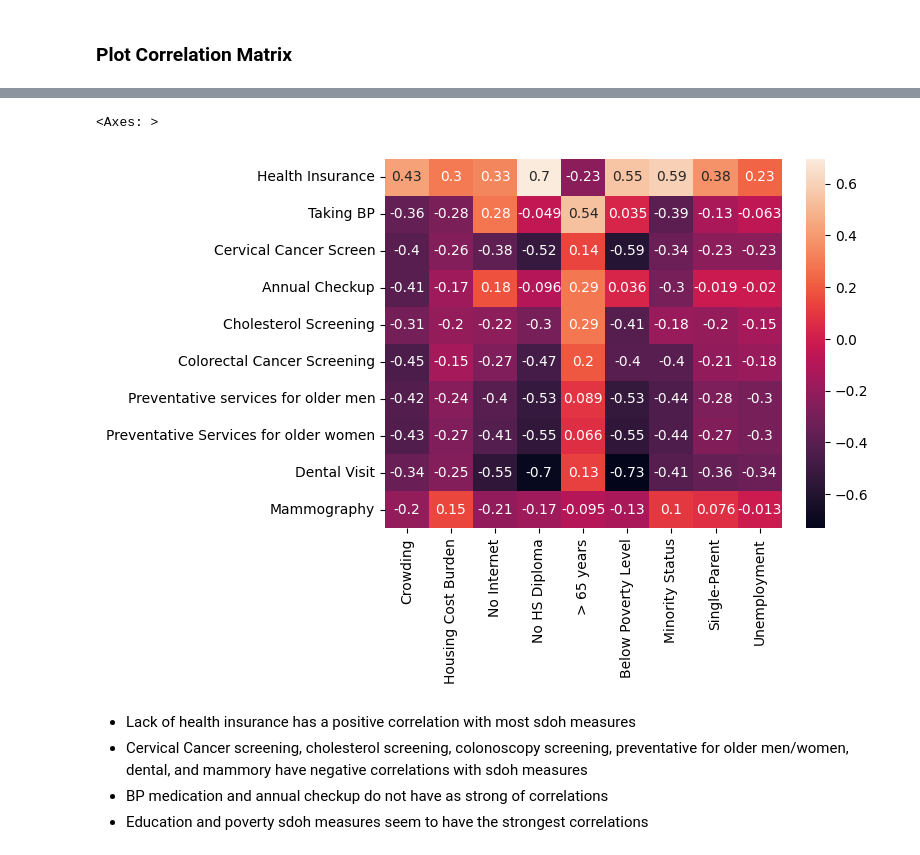
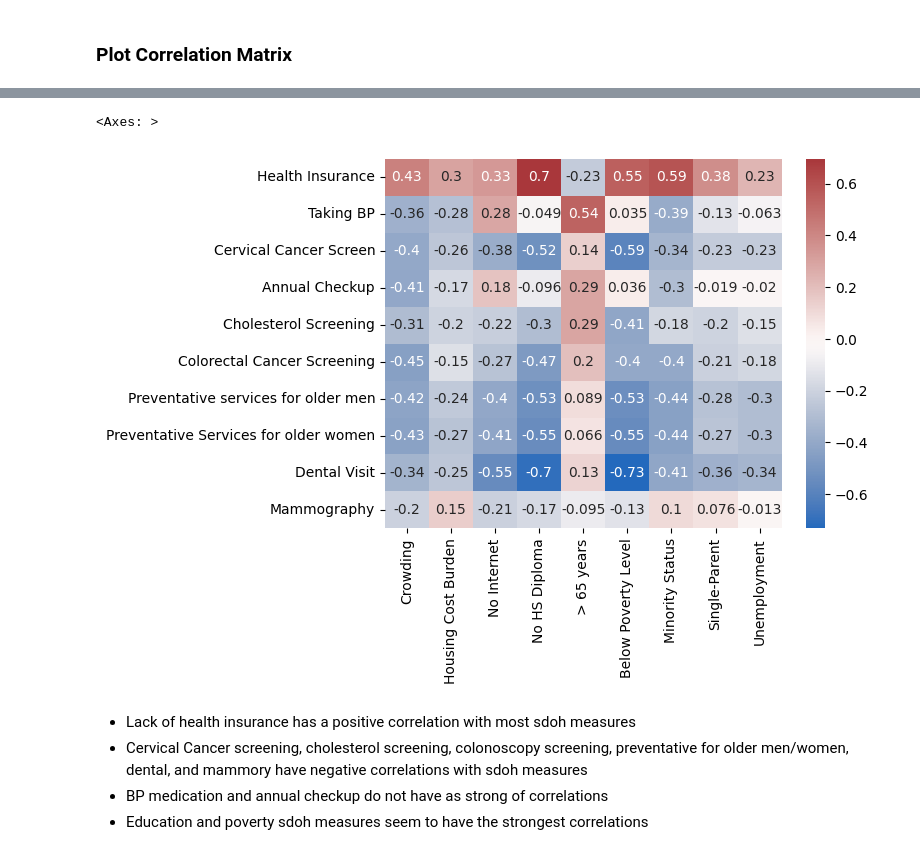
Before and after one commit to anuvrat-umich/siads_milestone1, a Jupyter notebook: src/sdoh_population_analysis.ipynb, the cells around one changed output, grey strips where cells are left out. Cells and saved outputs as stored; diff of their text form; code cells hidden in the pictures.

Commit message:
updating sdoh with watermark and new colormap

```diff
--- a/src/sdoh_population_analysis.ipynb
+++ b/src/sdoh_population_analysis.ipynb
@@ -87,10 +88,10 @@ prevention_abbrev = ['Health Insurance', 'Taking BP', 'Cervical Cancer Screen',
                  'Preventative Services for older women', 'Dental Visit', 'Mammography']
 # %%
 # plot heatmap of correlations between sdoh and preventative measures
-sns.heatmap(df_corr, annot=True, xticklabels=sdoh_abbrev, yticklabels=prevention_abbrev)
+sns.heatmap(df_corr, annot=True, xticklabels=sdoh_abbrev, yticklabels=prevention_abbrev, cmap='vlag')
 # %% [output]
 <Axes: >
-[figure, old version]
+[figure, new version]
 # %% [markdown]
 - Lack of health insurance has a positive correlation with most sdoh measures
 - Cervical Cancer screening, cholesterol screening, colonoscopy screening, preventative for older men/women, dental, and mammory have negative correlations with sdoh measures
```
Also changed, not shown: parts of 6 cells of this notebook.
